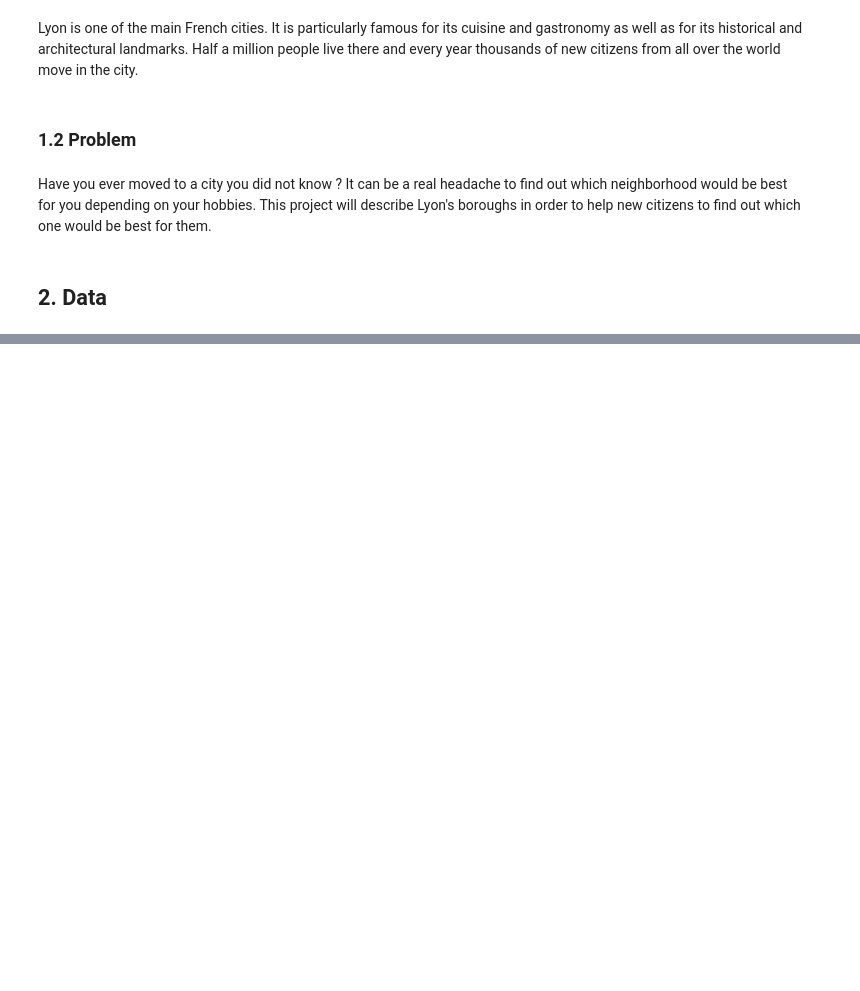
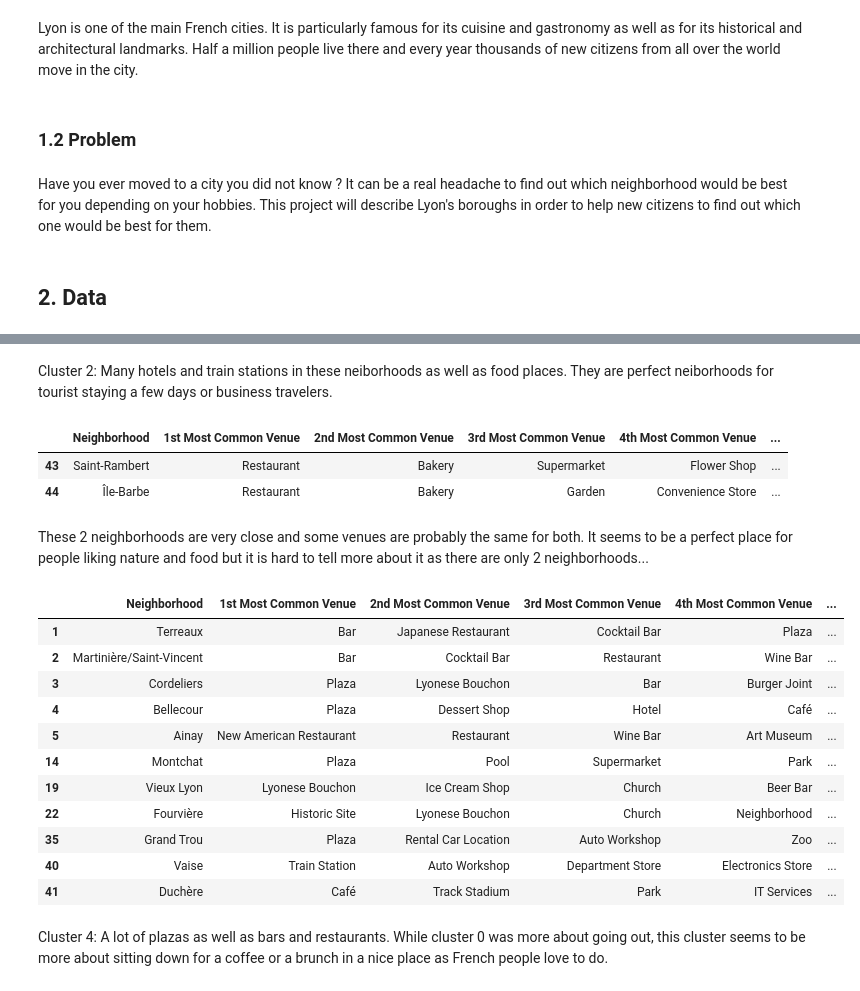
Before and after one commit to jvvallee/Coursera_Capstone, a Jupyter notebook: Discovering Lyon (France).ipynb, the cells around one changed output, grey strips where cells are left out. Drawn from its saved outputs; the diff is of its cells as text; code cells hidden in the pictures; blank space fills up the shorter version.

```diff
--- a/Discovering Lyon (France).ipynb
+++ b/Discovering Lyon (France).ipynb
@@ -37,0 +429,27 @@ Note that we will not be taking restaurants, hotels and shops into account as th
+# %% [markdown]
+Cluster 2: Many hotels and train stations in these neiborhoods as well as food places. They are perfect neiborhoods for tourist staying a few days or business travelers.
+# %%
+final_df.loc[final_df['Cluster Labels'] == 3, final_df.columns[[0] + list(range(5, final_df.shape[1]))]]
+# %% [output]
+|  | Neighborhood | 1st Most Common Venue | 2nd Most Common Venue | 3rd Most Common Venue | 4th Most Common Venue | ... |
+| 43 | Saint-Rambert | Restaurant | Bakery | Supermarket | Flower Shop | ... |
+| 44 | Île-Barbe | Restaurant | Bakery | Garden | Convenience Store | ... |
+# %% [markdown]
+These 2 neighborhoods are very close and some venues are probably the same for both. It seems to be a perfect place for people liking nature and food but it is hard to tell more about it as there are only 2 neighborhoods...
+# %%
+final_df.loc[final_df['Cluster Labels'] == 4, final_df.columns[[0] + list(range(5, final_df.shape[1]))]]
+# %% [output]
+|  | Neighborhood | 1st Most Common Venue | 2nd Most Common Venue | 3rd Most Common Venue | 4th Most Common Venue | ... |
+| 1 | Terreaux | Bar | Japanese Restaurant | Cocktail Bar | Plaza | ... |
+| 2 | Martinière/Saint-Vincent | Bar | Cocktail Bar | Restaurant | Wine Bar | ... |
+| 3 | Cordeliers | Plaza | Lyonese Bouchon | Bar | Burger Joint | ... |
+| 4 | Bellecour | Plaza | Dessert Shop | Hotel | Café | ... |
+| 5 | Ainay | New American Restaurant | Restaurant | Wine Bar | Art Museum | ... |
+| 14 | Montchat | Plaza | Pool | Supermarket | Park | ... |
+| 19 | Vieux Lyon | Lyonese Bouchon | Ice Cream Shop | Church | Beer Bar | ... |
+| 22 | Fourvière | Historic Site | Lyonese Bouchon | Church | Neighborhood | ... |
+| 35 | Grand Trou | Plaza | Rental Car Location | Auto Workshop | Zoo | ... |
+| 40 | Vaise | Train Station | Auto Workshop | Department Store | Electronics Store | ... |
+| 41 | Duchère | Café | Track Stadium | Park | IT Services | ... |
+# %% [markdown]
+Cluster 4: A lot of plazas as well as bars and restaurants. While cluster 0 was more about going out, this cluster seems to be more about sitting down for a coffee or a brunch in a nice place as French people love to do.
```
Also changed, not shown: parts of 28 cells of this notebook, 1 other file.
